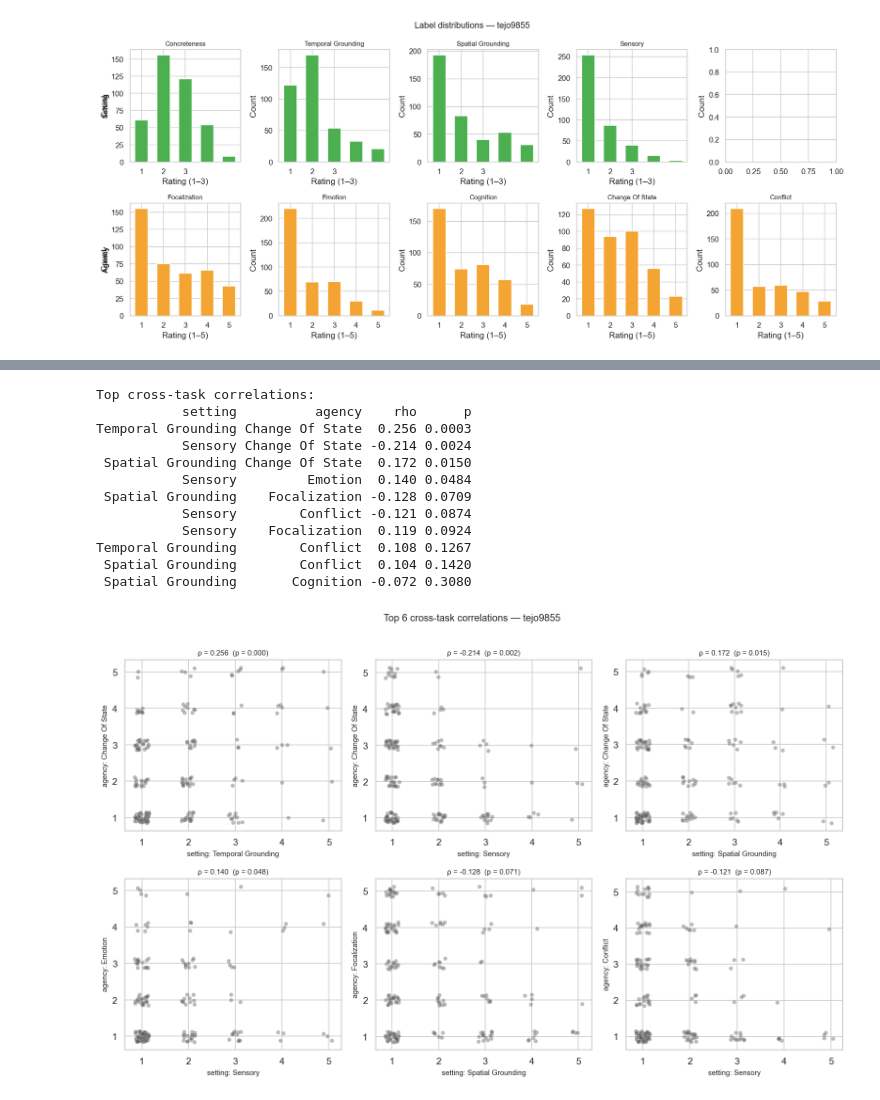
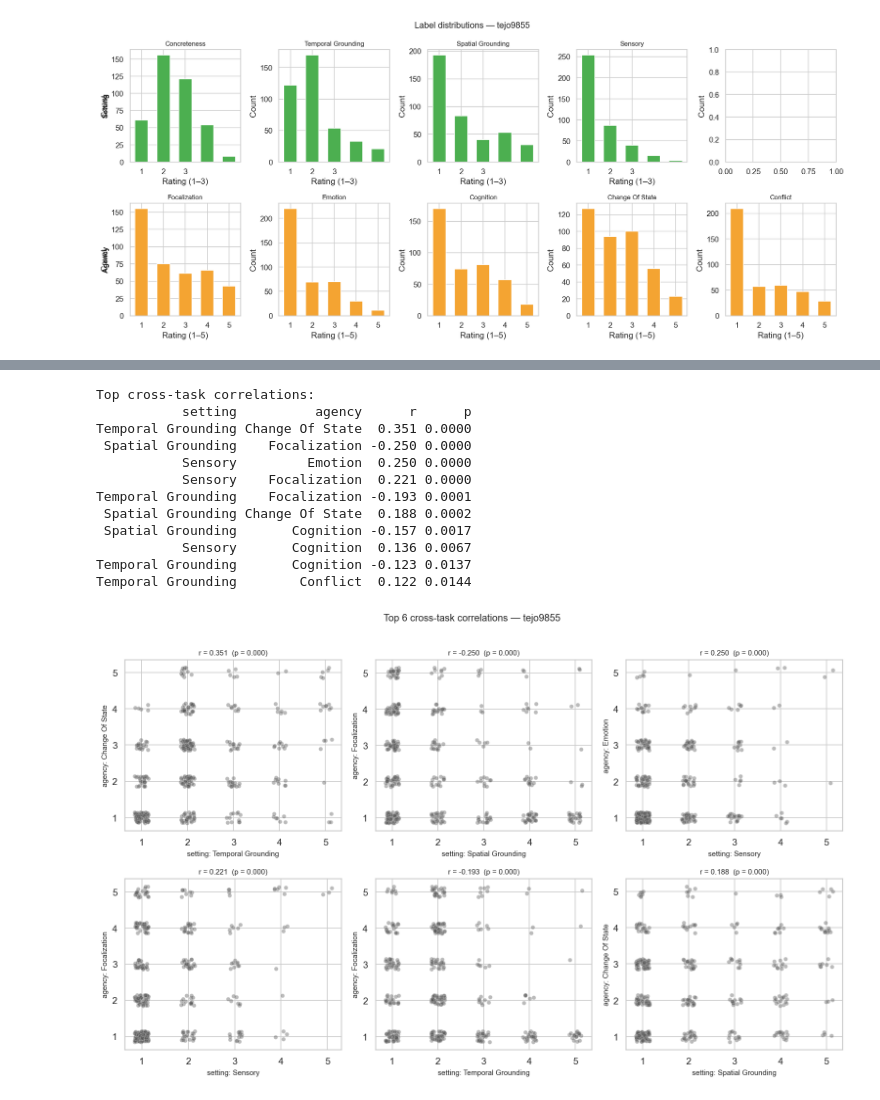
Before and after one commit to advaitdeshmukh/potato, a Jupyter notebook: teagan_tasks/annotation_analysis/annotated_examples_eda.ipynb, the cells around one changed output, grey strips where cells are left out. Drawn from its saved outputs; the diff is of its cells as text; code cells hidden in the pictures.

```diff
--- a/teagan_tasks/annotation_analysis/annotated_examples_eda.ipynb
+++ b/teagan_tasks/annotation_analysis/annotated_examples_eda.ipynb
@@ -295,12 +296,13 @@ print(f"Cross-task instances: {len(cross_df)}")
 print("NaN counts per dim:")
 print(cross_df[ALL_DIMS].isna().sum().to_string())
 
-# Full Spearman correlation matrix — nan_policy="omit" drops pairs where either value is NaN
+# Full Pearson correlation matrix — drop pairs where either value is NaN
 corr_vals = pd.DataFrame(index=ALL_DIMS, columns=ALL_DIMS, dtype=float)
 pval_vals = pd.DataFrame(index=ALL_DIMS, columns=ALL_DIMS, dtype=float)
 for d1 in ALL_DIMS:
     for d2 in ALL_DIMS:
-        r, p = spearmanr(cross_df[d1], cross_df[d2], nan_policy="omit")
+        both = cross_df[d1].notna() & cross_df[d2].notna()
+        r, p = pearsonr(cross_df.loc[both, d1], cross_df.loc[both, d2])
         corr_vals.loc[d1, d2] = r
         pval_vals.loc[d1, d2] = p
 
@@ -315,7 +317,7 @@ sns.heatmap(corr_display.astype(float), annot=True, fmt=".2f", cmap="coolwarm",
 n_setting = len(SETTING_DIMS)
 ax.axhline(n_setting, color="black", linewidth=2)
 ax.axvline(n_setting, color="black", linewidth=2)
-ax.set_title(f"Spearman rho — Setting x Agency ({ANNOTATOR}, n={len(cross_df)})")
+ax.set_title(f"Pearson r — Setting x Agency ({ANNOTATOR}, n={len(cross_df)})")
 plt.tight_layout()
 plt.show()
 # %% [output]
@@ -333,0 +336,18 @@ agency_conflict               0
+# %%
+# Export the manual Pearson correlation matrix to a LaTeX table
+latex_corr = corr_display.astype(float).round(2)
+
+latex_str = latex_corr.to_latex(
+    float_format="%.2f",
+    na_rep="",
+    caption=(f"Pearson correlations between setting and agency features "
+             f"({ANNOTATOR}, n={len(cross_df)})."),
+    label="tab:pearson_feature_corr",
+    position="ht",
+)
+
+out_path = f"pearson_feature_correlations_{ANNOTATOR}.tex"
+with open(out_path, "w") as f:
+    f.write(latex_str)
+print(f"Saved LaTeX table to {out_path}\n")
+print(latex_str)
@@ -338,47 +376,47 @@ for sd in SETTING_DIMS:
     for ad in AGENCY_DIMS:
         r = corr_vals.loc[sd, ad]
         p = pval_vals.loc[sd, ad]
-        cross_corrs.append({'setting': SHORT[sd], 'agency': SHORT[ad], 'rho': r, 'p': p})
+        cross_corrs.append({'setting': SHORT[sd], 'agency': SHORT[ad], 'r': r, 'p': p})
 cross_corr_df = (pd.DataFrame(cross_corrs)
-    .sort_values('rho', key=abs, ascending=False)
+    .sort_values('r', key=abs, ascending=False)
     .reset_index(drop=True))
-cross_corr_df['rho'] = cross_corr_df['rho'].round(3)
-cross_corr_df['p']   = cross_corr_df['p'].round(4)
+cross_corr_df['r'] = cross_corr_df['r'].round(3)
+cross_corr_df['p'] = cross_corr_df['p'].round(4)
 print('Top cross-task correlations:')
 print(cross_corr_df.head(10).to_string(index=False))
 # %% [output]
 Top cross-task correlations:
-           setting          agency    rho      p
-Temporal Grounding Change Of State  0.256 0.0003
-           Sensory Change Of State -0.214 0.0024
- Spatial Grounding Change Of State  0.172 0.0150
-           Sensory         Emotion  0.140 0.0484
- Spatial Grounding    Focalization -0.128 0.0709
-           Sensory        Conflict -0.121 0.0874
-           Sensory    Focalization  0.119 0.0924
-Temporal Grounding        Conflict  0.108 0.1267
- Spatial Grounding        Conflict  0.104 0.1420
- Spatial Grounding       Cognition -0.072 0.3080
+           setting          agency      r      p
+Temporal Grounding Change Of State  0.351 0.0000
+ Spatial Grounding    Focalization -0.250 0.0000
+           Sensory         Emotion  0.250 0.0000
+           Sensory    Focalization  0.221 0.0000
+Temporal Grounding    Focalization -0.193 0.0001
+ Spatial Grounding Change Of State  0.188 0.0002
+ Spatial Grounding       Cognition -0.157 0.0017
+           Sensory       Cognition  0.136 0.0067
+Temporal Grounding       Cognition -0.123 0.0137
+Temporal Grounding        Conflict  0.122 0.0144
 # %%
-# Scatter plots: top 6 cross-task correlations by |rho|
+# Scatter plots: top 6 cross-task correlations by |r|
 top6 = cross_corr_df.head(6)
 fig, axes = plt.subplots(2, 3, figsize=(13, 8))
 for ax, (_, row) in zip(axes.flat, top6.iterrows()):
     sd = [k for k, v in SHORT.items() if v == row['setting']][0]
     ad = [k for k, v in SHORT.items() if v == row['agency']][0]
     ax.scatter(cross_df[sd], cross_df[ad],
                alpha=0.5, s=30, color='#555', edgecolors='white', linewidths=0.4)
     # add jitter for discrete data
     jx = cross_df[sd] + np.random.uniform(-0.15, 0.15, len(cross_df))
     jy = cross_df[ad] + np.random.uniform(-0.15, 0.15, len(cross_df))
     ax.clear()
     ax.scatter(jx, jy, alpha=0.4, s=25, color='#555', edgecolors='white', linewidths=0.3)
     ax.set_xlabel(f'setting: {row["setting"]}', fontsize=9)
     ax.set_ylabel(f'agency: {row["agency"]}', fontsize=9)
-    ax.set_title(f'ρ = {row["rho"]:.3f}  (p = {row["p"]:.3f})', fontsize=9)
+    ax.set_title(f'r = {row["r"]:.3f}  (p = {row["p"]:.3f})', fontsize=9)
 
 plt.suptitle(f'Top 6 cross-task correlations — {ANNOTATOR}', fontsize=12, y=1.01)
 plt.tight_layout()
 plt.show()
 # %% [output]
-[figure, old version]
+[figure, new version]
```
Also changed, not shown: parts of 5 cells of this notebook, 9 other files.
